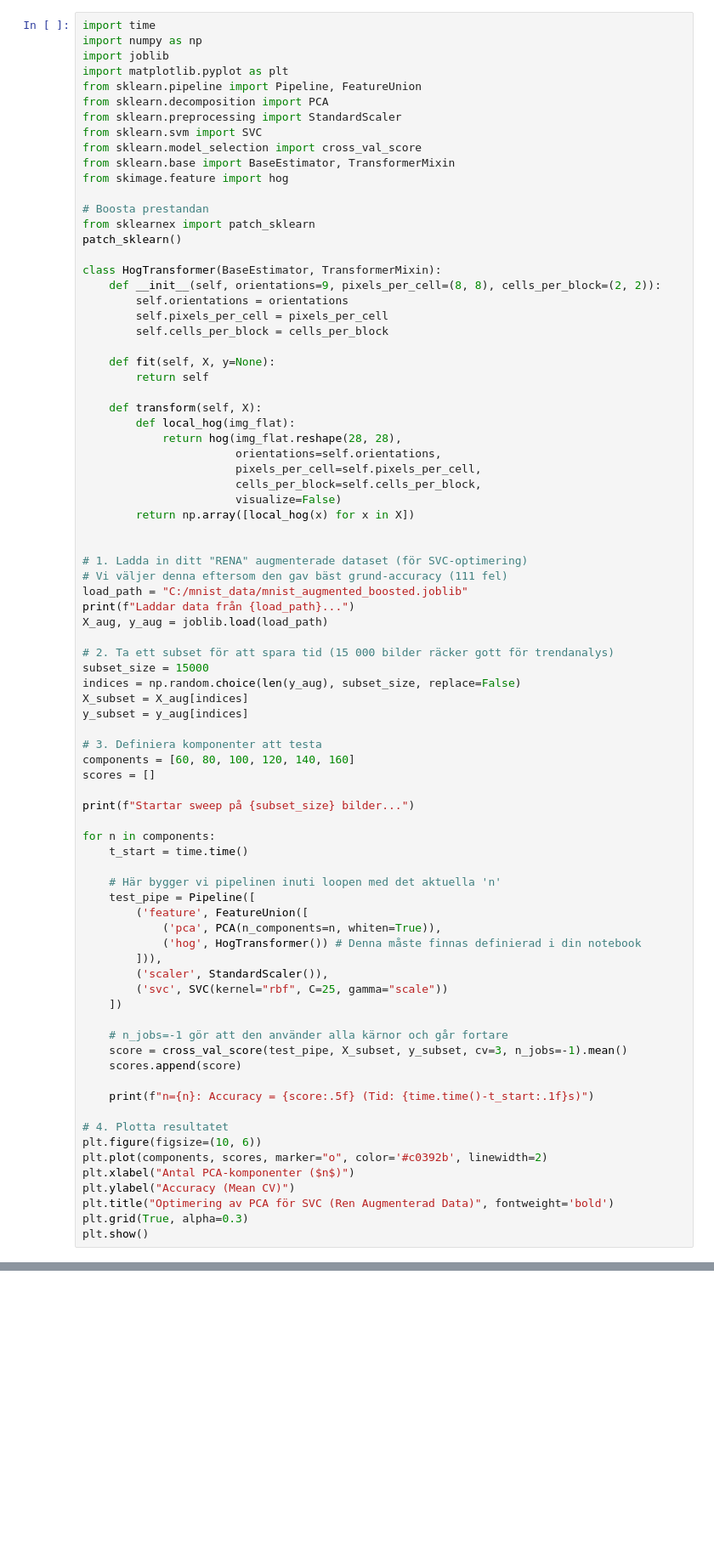
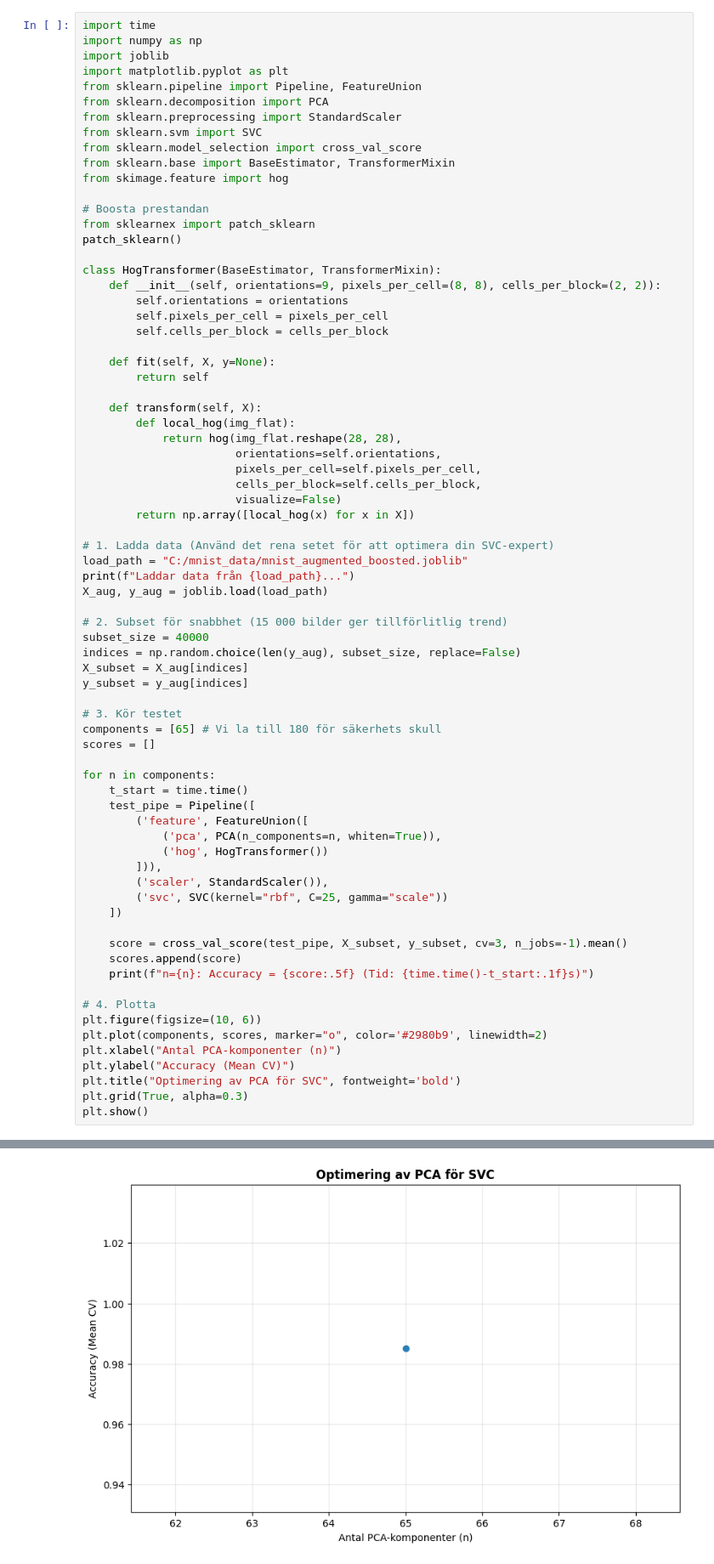
Before and after one commit to Puttaren/Kunskapskontroll-2, a Jupyter notebook: Notebooks/Parameter_sweep.ipynb, the cells around one changed output, grey strips where cells are left out. Shown at 85% size. Saved outputs shown, nothing was run; the diff lists cells and outputs as text; blank space fills up the shorter version.

```diff
--- a/Notebooks/Parameter_sweep.ipynb
+++ b/Notebooks/Parameter_sweep.ipynb
@@ -33,50 +33,42 @@ class HogTransformer(BaseEstimator, TransformerMixin):
                        visualize=False)
         return np.array([local_hog(x) for x in X])
 
-
-# 1. Ladda in ditt "RENA" augmenterade dataset (för SVC-optimering)
-# Vi väljer denna eftersom den gav bäst grund-accuracy (111 fel)
+# 1. Ladda data (Använd det rena setet för att optimera din SVC-expert)
 load_path = "C:/mnist_data/mnist_augmented_boosted.joblib"
 print(f"Laddar data från {load_path}...")
 X_aug, y_aug = joblib.load(load_path)
 
-# 2. Ta ett subset för att spara tid (15 000 bilder räcker gott för trendanalys)
-subset_size = 15000
+# 2. Subset för snabbhet (15 000 bilder ger tillförlitlig trend)
+subset_size = 40000
 indices = np.random.choice(len(y_aug), subset_size, replace=False)
 X_subset = X_aug[indices]
 y_subset = y_aug[indices]
 
-# 3. Definiera komponenter att testa
-components = [60, 80, 100, 120, 140, 160]
+# 3. Kör testet
+components = [65] # Vi la till 180 för säkerhets skull
 scores = []
-
-print(f"Startar sweep på {subset_size} bilder...")
 
 for n in components:
     t_start = time.time()
-
-    # Här bygger vi pipelinen inuti loopen med det aktuella 'n'
     test_pipe = Pipeline([
         ('feature', FeatureUnion([
             ('pca', PCA(n_components=n, whiten=True)),
-            ('hog', HogTransformer()) # Denna måste finnas definierad i din notebook
+            ('hog', HogTransformer())
         ])),
         ('scaler', StandardScaler()),
         ('svc', SVC(kernel="rbf", C=25, gamma="scale"))
     ])
 
-    # n_jobs=-1 gör att den använder alla kärnor och går fortare
     score = cross_val_score(test_pipe, X_subset, y_subset, cv=3, n_jobs=-1).mean()
     scores.append(score)
-
     print(f"n={n}: Accuracy = {score:.5f} (Tid: {time.time()-t_start:.1f}s)")
 
-# 4. Plotta resultatet
+# 4. Plotta
 plt.figure(figsize=(10, 6))
-plt.plot(components, scores, marker="o", color='#c0392b', linewidth=2)
-plt.xlabel("Antal PCA-komponenter ($n$)")
+plt.plot(components, scores, marker="o", color='#2980b9', linewidth=2)
+plt.xlabel("Antal PCA-komponenter (n)")
 plt.ylabel("Accuracy (Mean CV)")
-plt.title("Optimering av PCA för SVC (Ren Augmenterad Data)", fontweight='bold')
+plt.title("Optimering av PCA för SVC", fontweight='bold')
 plt.grid(True, alpha=0.3)
 plt.show()
 # %% [output]
@@ -85,0 +78 @@ NameError: name 'HogTransformer' is not defined
+[figure, added]
```
Also changed, not shown: parts of 1 cell of this notebook, 2 other files.
